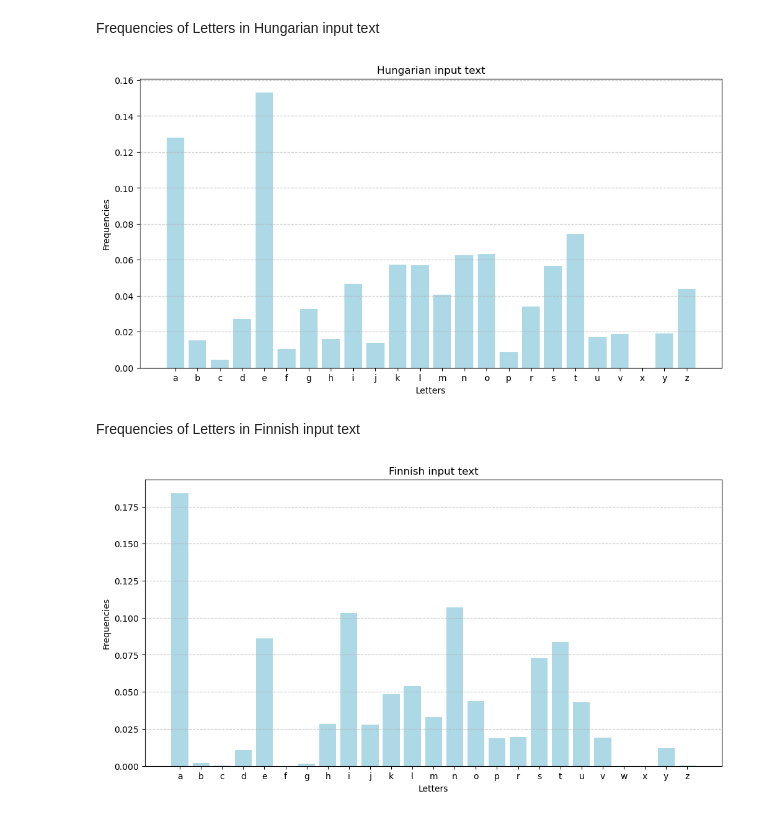
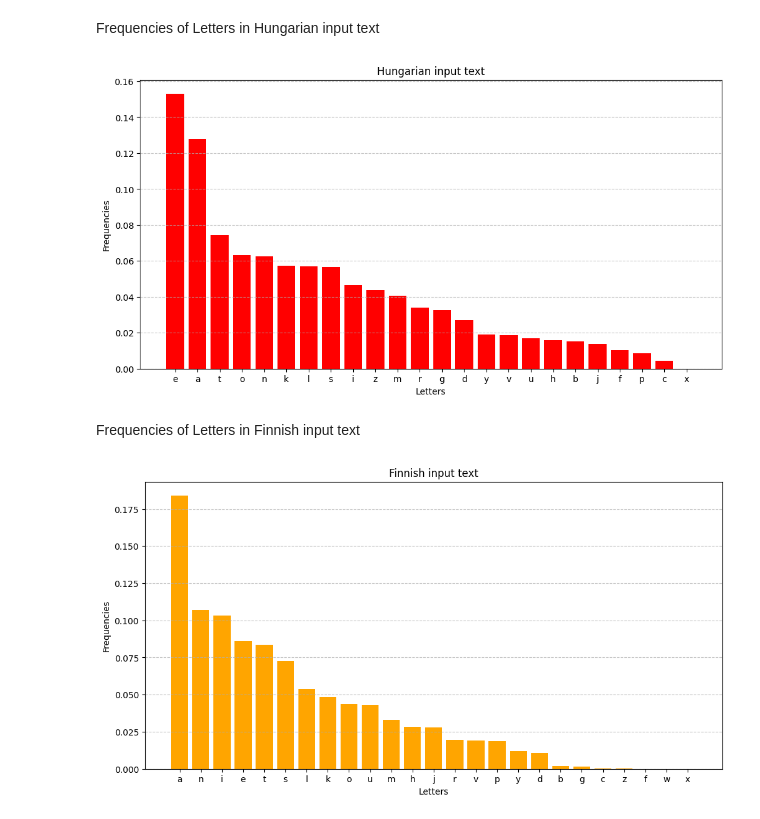
Before and after one commit to EmanueleRsp/MapReduce-Letter-Frequency, a Jupyter notebook: statistics/languages.ipynb, the cells around one changed output. Drawn from its saved outputs; the diff is of its cells as text; code cells hidden in the pictures.

```diff
--- a/statistics/languages.ipynb
+++ b/statistics/languages.ipynb
@@ -92,7 +96,7 @@ plt.show()
 # %% [markdown]
 Frequencies of Letters in Hungarian input text
 # %%
-data = {
+hungarian = {
     'b': 0.015271985992573357,
     'e': 0.15314116282202017,
     'h': 0.015744691095511156,
@@ -102,40 +106,41 @@ data = {
     'z': 0.04383534636954022,
     'c': 0.004481751891308407,
     'f': 0.010464578349000163,
     'i': 0.04670964064652264,
     'l': 0.057030422949068224,
     'o': 0.0633284945855258,
     'r': 0.033893574008441674,
     'u': 0.017095788337424905,
     'x': 1.9519825310576686E-5,
     'a': 0.12788250887013394,
     'd': 0.027044717967804,
     'g': 0.03255841795719823,
     'j': 0.013780020678001612,
     'm': 0.04066435074783704,
     'p': 0.008776438790057121,
     's': 0.05659936014012632,
     'v': 0.018658675683958414,
     'y': 0.018885105657561102
 }
 
 # Sort the data
-data_sorted = dict(sorted(data.items()))
+hungarian_sorted = dict(sorted(hungarian.items(), key=lambda item: item[1], reverse=True))
 
 # Plot the data
 plt.figure(figsize=(12, 6))
-plt.bar(data_sorted.keys(), data_sorted.values(), color='lightblue')
+plt.bar(hungarian_sorted.keys(), hungarian_sorted.values(), color='red')
 plt.xlabel('Letters')
 plt.ylabel('Frequencies')
 plt.title('Hungarian input text')
 plt.grid(axis='y', linestyle='--', alpha=0.7)
+plt.savefig('png/hungarian.png')
 plt.show()
 # %% [output]
-[figure, old version]
+[figure, new version]
 # %% [markdown]
 Frequencies of Letters in Finnish input text
 # %%
-data = {
+finnish = {
     'b': 0.0021311322183415206,
     'e': 0.08605189491817399,
     'h': 0.028153424955750538,
@@ -164,15 +169,16 @@ data = {
 }
 
 # Sort the data
-data_sorted = dict(sorted(data.items()))
+finnish_sorted = dict(sorted(finnish.items(), key=lambda item: item[1], reverse=True))
 
 # Plot the data
 plt.figure(figsize=(12, 6))
-plt.bar(data_sorted.keys(), data_sorted.values(), color='lightblue')
+plt.bar(finnish_sorted.keys(), finnish_sorted.values(), color='orange')
 plt.xlabel('Letters')
 plt.ylabel('Frequencies')
 plt.title('Finnish input text')
 plt.grid(axis='y', linestyle='--', alpha=0.7)
+plt.savefig('png/finnish.png')
 plt.show()
 # %% [output]
-[figure, old version]
+[figure, new version]
```
Also changed, not shown: parts of 4 cells of this notebook, 9 other files.
